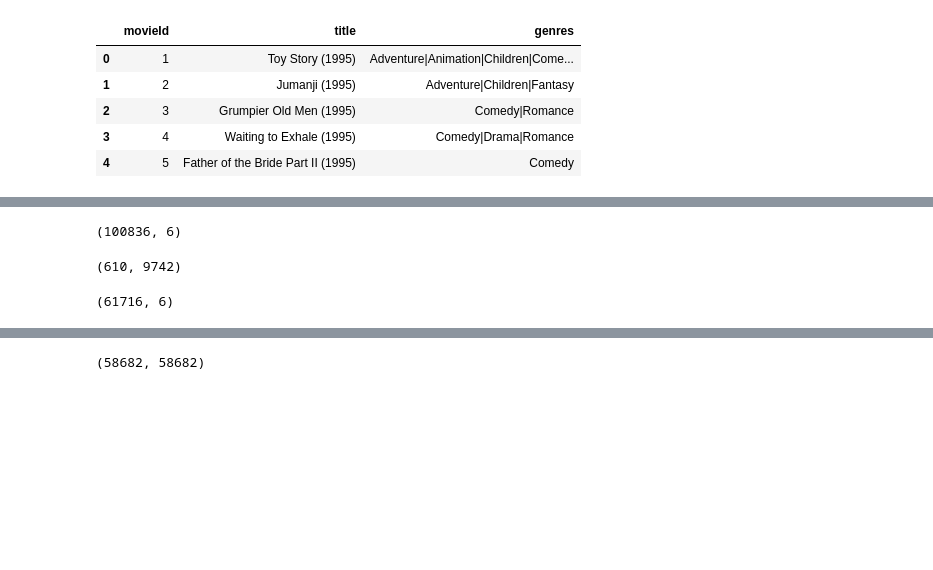
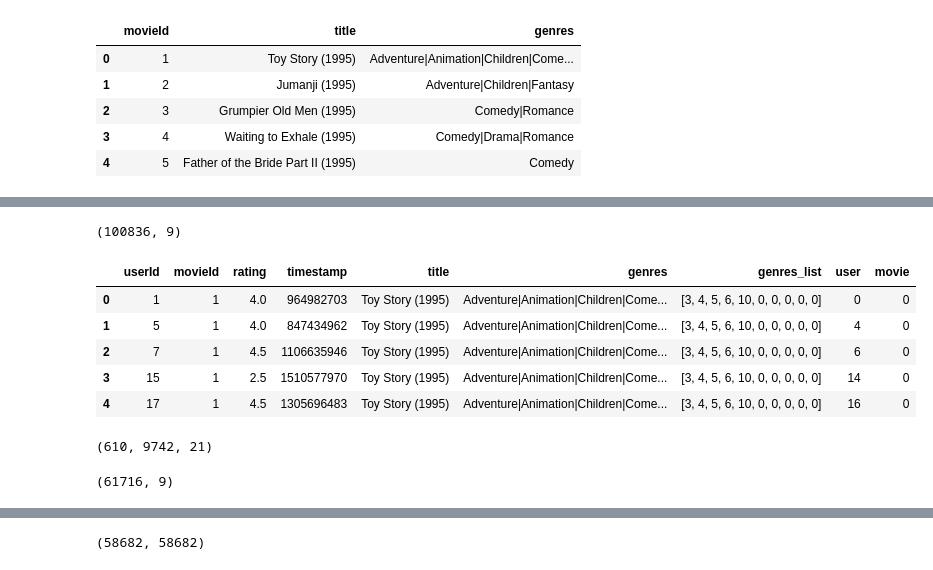
Before and after one commit to dipta007/Movie-Recommendation, a Jupyter notebook: Movie_Recommendation.ipynb, the cells around one changed output, grey strips where cells are left out. Cells and saved outputs as stored; diff of their text form; code cells hidden in the pictures; blank space fills up the shorter version.

```diff
--- a/Movie_Recommendation.ipynb
+++ b/Movie_Recommendation.ipynb
@@ -50,3 +51,21 @@ movies.head()
 | 2 | 3 | Grumpier Old Men (1995) | Comedy|Romance |
 | 3 | 4 | Waiting to Exhale (1995) | Comedy|Drama|Romance |
 | 4 | 5 | Father of the Bride Part II (1995) | Comedy |
+# %%
+maxLen = max(movies['genres'].apply(lambda x: len(x.split('|'))))
+
+def make_all_same(x):
+  now = x.split("|")
+  while len(now) < maxLen:
+    now.append("")
+  return now
+
+movies['genres_list'] = movies['genres'].apply(make_all_same)
+# %%
+s = set()
+for v in movies['genres_list'].values:
+  for g in v:
+    s.add(g)
+
+n_genres = len(s)
+n_genres
@@ -52,0 +74,3 @@ movies.head()
+# %%
+joined_ratings = pd.merge(ratings, movies, "inner", "movieId")
+joined_ratings.head()
@@ -55,32 +86,43 @@ from sklearn.model_selection import train_test_split
 from sklearn.preprocessing import LabelEncoder, MinMaxScaler
 
 user_enc = LabelEncoder()
-ratings['user'] = user_enc.fit_transform(ratings['userId'].values)
-n_users = ratings['user'].nunique()
+joined_ratings['user'] = user_enc.fit_transform(joined_ratings['userId'].values)
+n_users = joined_ratings['user'].nunique()
 
 movie_enc = LabelEncoder()
 movie_enc.fit(movies['movieId'])
-ratings['movie'] = movie_enc.transform(ratings['movieId'].values)
+joined_ratings['movie'] = movie_enc.transform(joined_ratings['movieId'].values)
 n_movies = movies['movieId'].nunique()
 
-ratings['rating'] = ratings['rating'].values.astype(np.float32)
-min_rating = min(ratings['rating'])
-max_rating = max(ratings['rating'])
+joined_ratings['rating'] = joined_ratings['rating'].values.astype(np.float32)
+min_rating = min(joined_ratings['rating'])
+max_rating = max(joined_ratings['rating'])
 
 # n_users, n_movies, min_rating, max_rating
-# del ratings['timestamp']
-ratings.head()
-ratings.shape
+joined_ratings.head()
+joined_ratings.shape
 # %% [output]
-(100836, 6)
+(100836, 9)
+# %%
+genre_enc = LabelEncoder()
+genre_enc.fit(list(s))
+joined_ratings['genres_list'] = joined_ratings['genres_list'].apply(lambda x: genre_enc.transform(x))
+joined_ratings.head()
+# %% [output]
+|  | userId | movieId | rating | timestamp | title | genres | genres_list | user | movie |
+| 0 | 1 | 1 | 4.0 | 964982703 | Toy Story (1995) | Adventure|Animation|Children|Come... | [3, 4, 5, 6, 10, 0, 0, 0, 0, 0] | 0 | 0 |
+| 1 | 5 | 1 | 4.0 | 847434962 | Toy Story (1995) | Adventure|Animation|Children|Come... | [3, 4, 5, 6, 10, 0, 0, 0, 0, 0] | 4 | 0 |
+| 2 | 7 | 1 | 4.5 | 1106635946 | Toy Story (1995) | Adventure|Animation|Children|Come... | [3, 4, 5, 6, 10, 0, 0, 0, 0, 0] | 6 | 0 |
+| 3 | 15 | 1 | 2.5 | 1510577970 | Toy Story (1995) | Adventure|Animation|Children|Come... | [3, 4, 5, 6, 10, 0, 0, 0, 0, 0] | 14 | 0 |
+| 4 | 17 | 1 | 4.5 | 1305696483 | Toy Story (1995) | Adventure|Animation|Children|Come... | [3, 4, 5, 6, 10, 0, 0, 0, 0, 0] | 16 | 0 |
 # %%
-n_users, n_movies
+n_users, n_movies, n_genres
 # %% [output]
-(610, 9742)
+(610, 9742, 21)
 # %%
 # Delete all the rows with less ratings
-indexes = ratings[ ratings.rating < 3.5 ].index
-nratings = ratings.drop(indexes)
-nratings.shape
+indexes = joined_ratings[ joined_ratings.rating < 3.5 ].index
+joined_ratings = joined_ratings.drop(indexes)
+joined_ratings.shape
 # %% [output]
-(61716, 6)
+(61716, 9)
```
Also changed, not shown: parts of 24 cells of this notebook.
